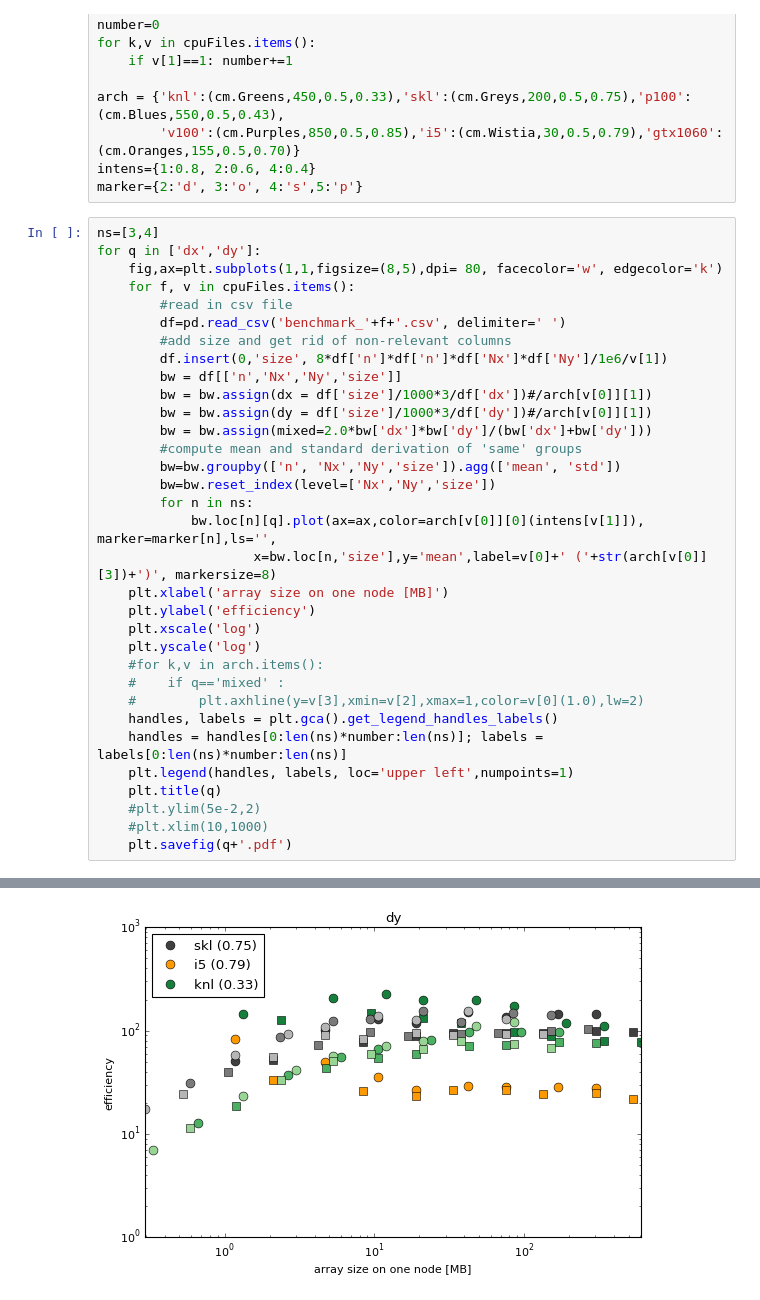
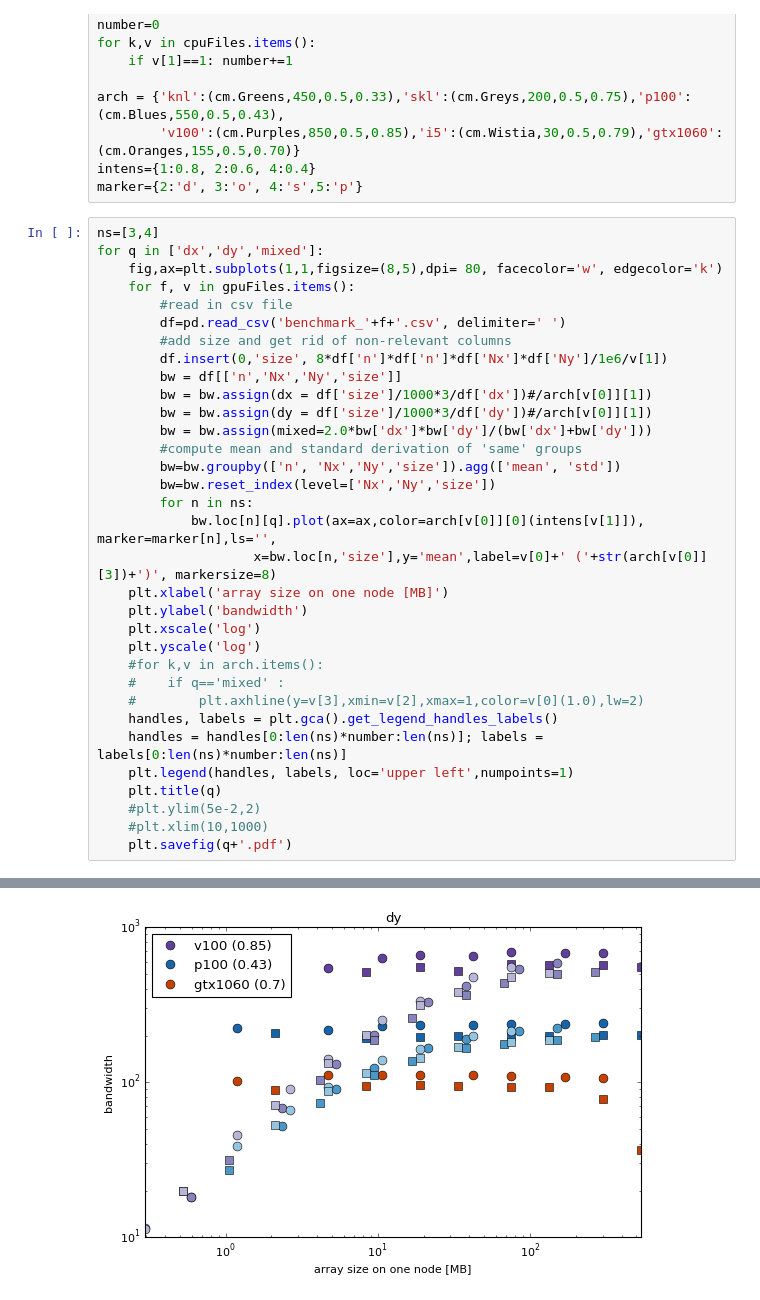
Before and after one commit to mwiesenberger/performance, a Jupyter notebook: 3-Dx-Dy-Plot.ipynb, the cells around one changed output, grey strips where cells are left out. Cells and saved outputs as stored; diff of their text form.

```diff
--- a/3-Dx-Dy-Plot.ipynb
+++ b/3-Dx-Dy-Plot.ipynb
@@ -29,9 +29,9 @@ intens={1:0.8, 2:0.6, 4:0.4}
 marker={2:'d', 3:'o', 4:'s',5:'p'}
 # %%
 ns=[3,4]
-for q in ['dx','dy']:
+for q in ['dx','dy','mixed']:
     fig,ax=plt.subplots(1,1,figsize=(8,5),dpi= 80, facecolor='w', edgecolor='k')
-    for f, v in cpuFiles.items():
+    for f, v in gpuFiles.items():
         #read in csv file
         df=pd.read_csv('benchmark_'+f+'.csv', delimiter=' ')
         #add size and get rid of non-relevant columns
@@ -47,7 +47,7 @@ for q in ['dx','dy']:
             bw.loc[n][q].plot(ax=ax,color=arch[v[0]][0](intens[v[1]]), marker=marker[n],ls='',
                     x=bw.loc[n,'size'],y='mean',label=v[0]+' ('+str(arch[v[0]][3])+')', markersize=8)
     plt.xlabel('array size on one node [MB]')
-    plt.ylabel('efficiency')
+    plt.ylabel('bandwidth')
     plt.xscale('log')
     plt.yscale('log')
     #for k,v in arch.items():
@@ -65 +65 @@ for q in ['dx','dy']:
-[figure, old version]
+[figure, new version]
```
Also changed, not shown: parts of 2 cells of this notebook, 13 other files.
